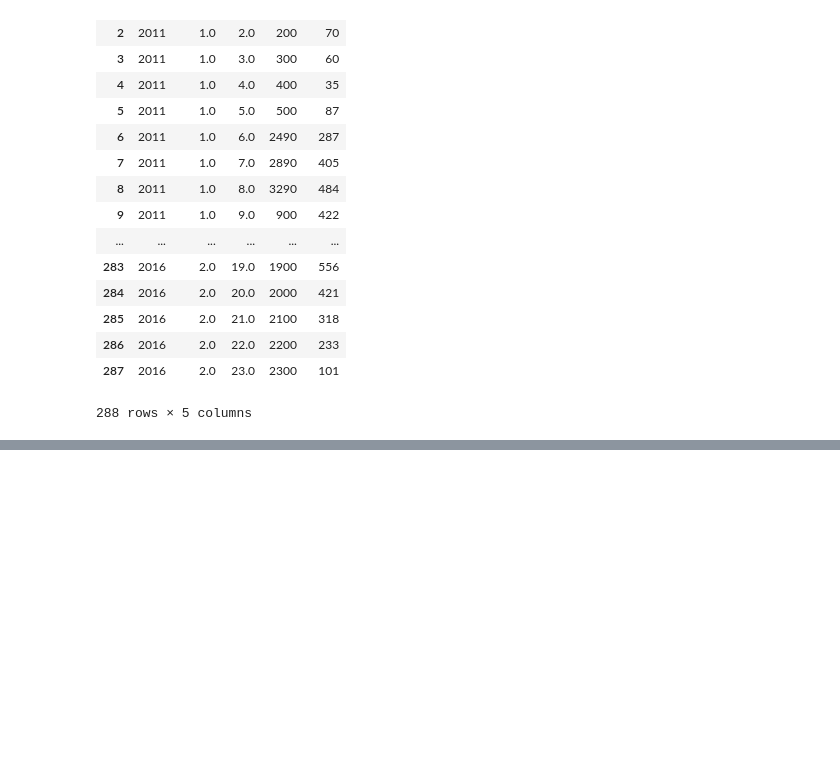
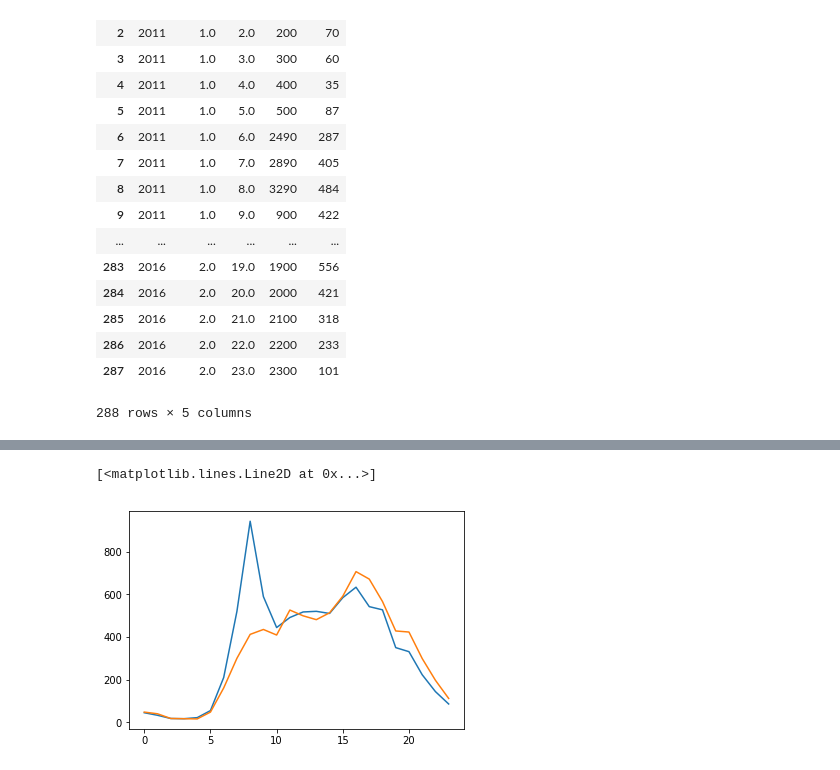
Before and after one commit to MathiasEriksson/LvsB, a Jupyter notebook: Lauttasaari_tms_averages.ipynb, the cells around one changed output, grey strips where cells are left out. Drawn from its saved outputs; the diff is of its cells as text; code cells hidden in the pictures; blank space fills up the shorter version.

```diff
--- a/Lauttasaari_tms_averages.ipynb
+++ b/Lauttasaari_tms_averages.ipynb
@@ -75,0 +104,9 @@ yrl
+# %%
+y_2014_1 = yrl[(yrl.vuosi == 2014) & (yrl.suunta == 1.0) ]
+y_2014_2 = yrl[(yrl.vuosi == 2014) & (yrl.suunta == 2.0) ]
+
+plt.plot(y_2014_1.tunti,y_2014_1.autot, label='Towards Helsinki')
+plt.plot(y_2014_2.tunti,y_2014_2.autot,label='Away from Helsinki')
+# %% [output]
+[<matplotlib.lines.Line2D at 0x...>]
+[figure, added]
```
Also changed, not shown: parts of 5 cells of this notebook.
